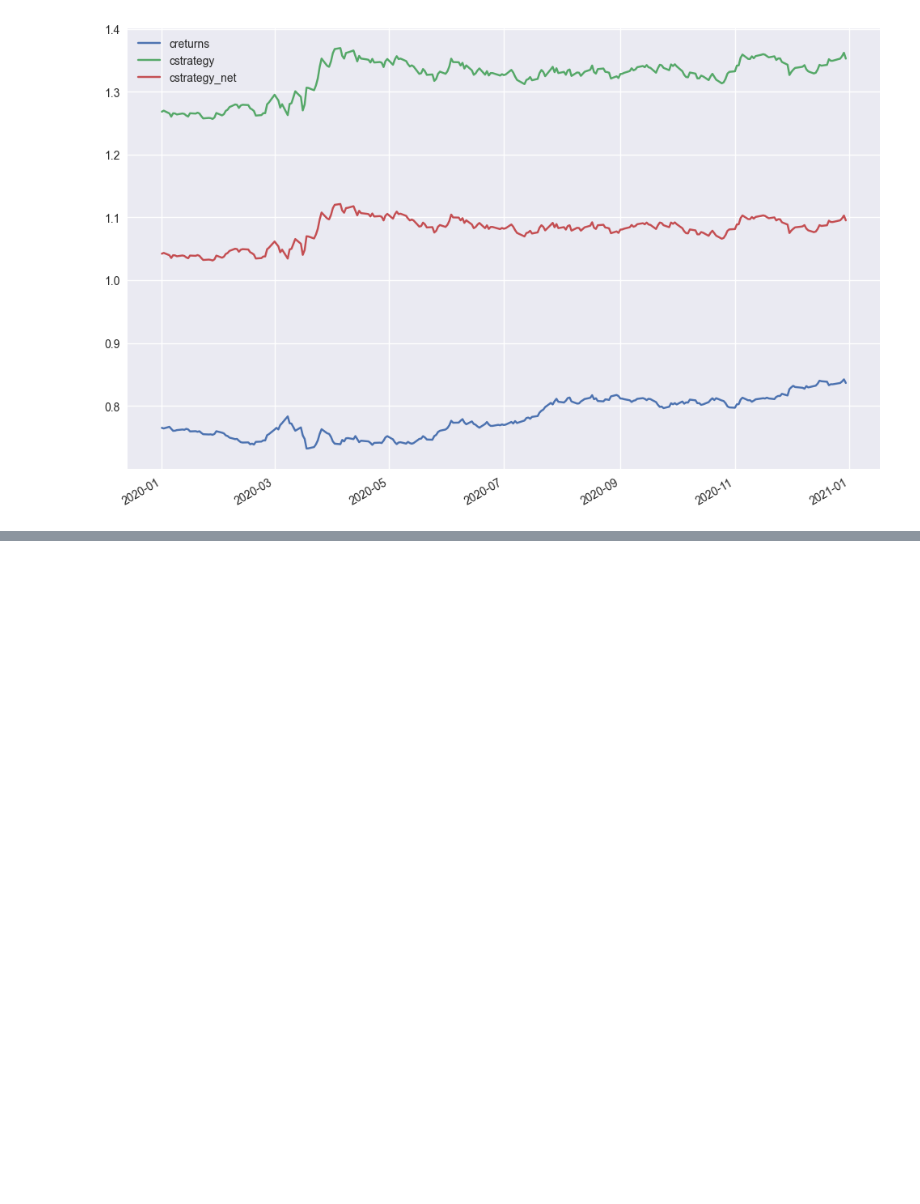
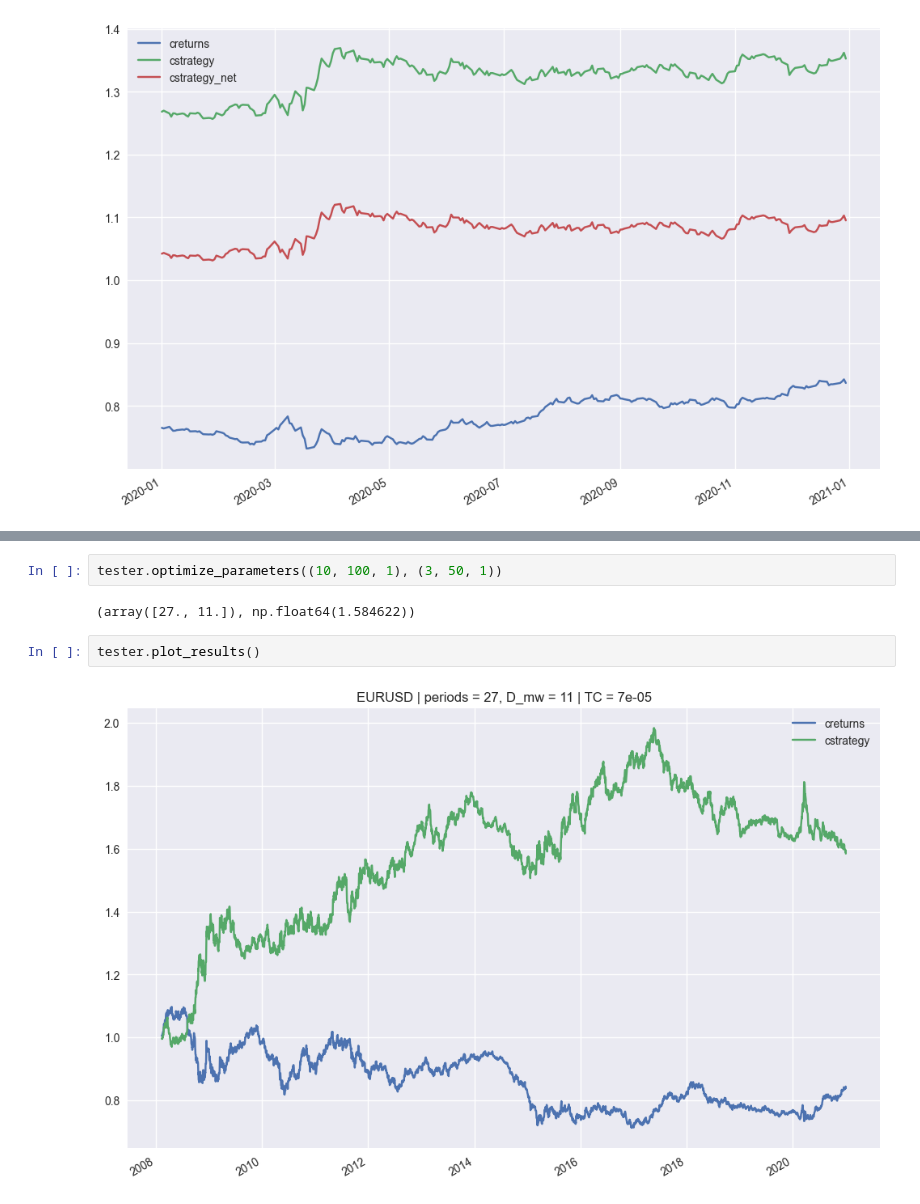
Before and after one commit to AvirukthGT/AlgoTrading, a Jupyter notebook: StochasticOscillator/stochasticOsc.ipynb, the cells around one changed output, grey strips where cells are left out. Drawn from its saved outputs; the diff is of its cells as text; blank space fills up the shorter version.

```diff
--- a/StochasticOscillator/stochasticOsc.ipynb
+++ b/StochasticOscillator/stochasticOsc.ipynb
@@ -155,0 +247,8 @@ plt.show()
+# %%
+tester.optimize_parameters((10, 100, 1), (3, 50, 1))
+# %% [output]
+(array([27., 11.]), np.float64(1.584622))
+# %%
+tester.plot_results()
+# %% [output]
+[figure, added]
```
Also changed, not shown: parts of 12 cells of this notebook, 3 other files.
